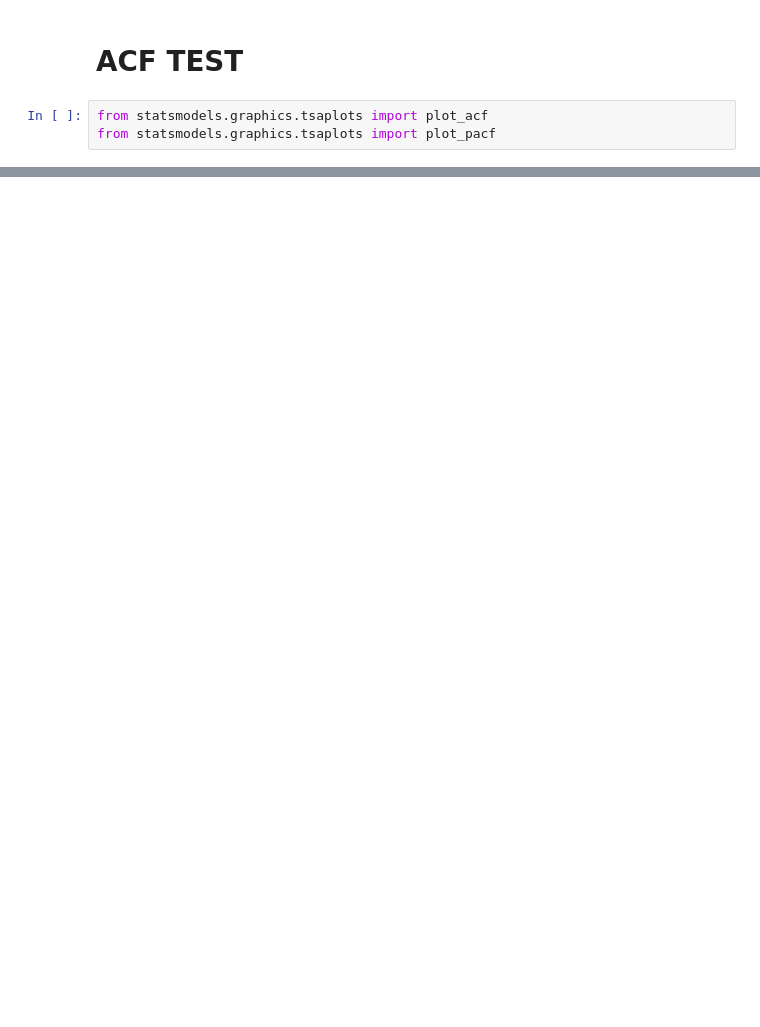
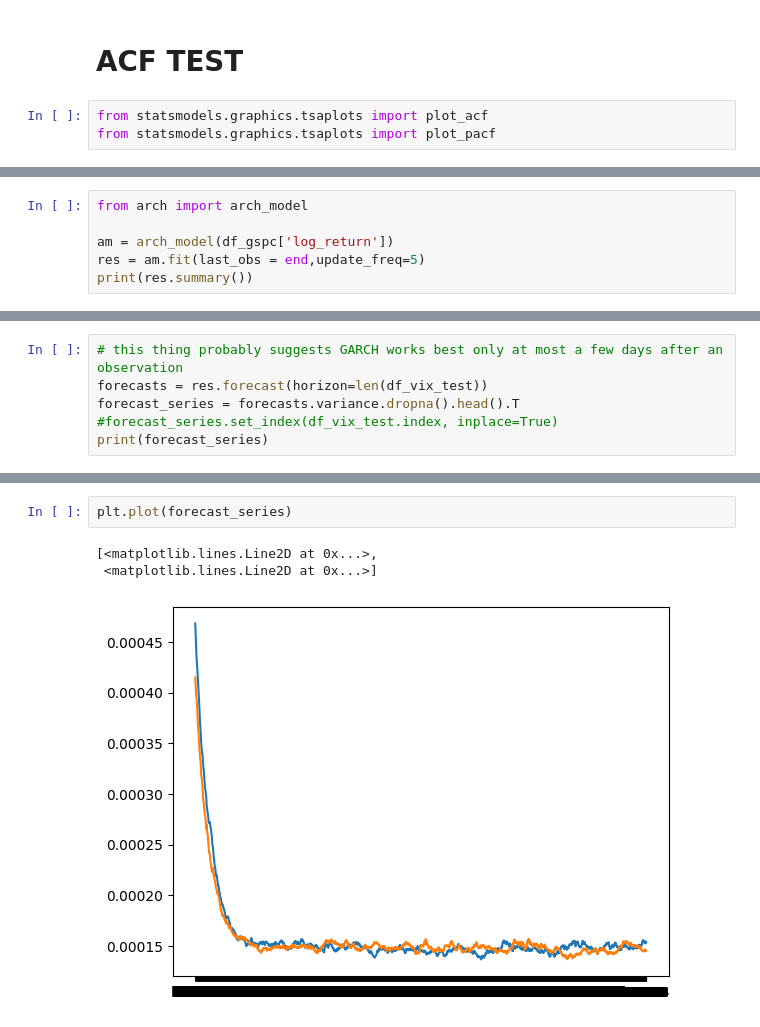
Before and after one commit to andreignatius/quant-analysis, a Jupyter notebook: arima_vix/main.ipynb, the cells around one changed output, grey strips where cells are left out. Saved outputs shown, nothing was run; the diff lists cells and outputs as text; blank space fills up the shorter version.

```diff
--- a/arima_vix/main.ipynb
+++ b/arima_vix/main.ipynb
@@ -172,0 +311,6 @@ ax.grid()
+# %%
+from arch import arch_model
+
+am = arch_model(df_gspc['log_return'])
+res = am.fit(last_obs = end,update_freq=5)
+print(res.summary())
@@ -172,0 +349,6 @@ ax.grid()
+# %%
+# this thing probably suggests GARCH works best only at most a few days after an observation
+forecasts = res.forecast(horizon=len(df_vix_test))
+forecast_series = forecasts.variance.dropna().head().T
+#forecast_series.set_index(df_vix_test.index, inplace=True)
+print(forecast_series)
@@ -172,0 +370,6 @@ ax.grid()
+# %%
+plt.plot(forecast_series)
+# %% [output]
+[<matplotlib.lines.Line2D at 0x...>,
+ <matplotlib.lines.Line2D at 0x...>]
+[figure, added]
```
Also changed, not shown: parts of 29 cells of this notebook.
